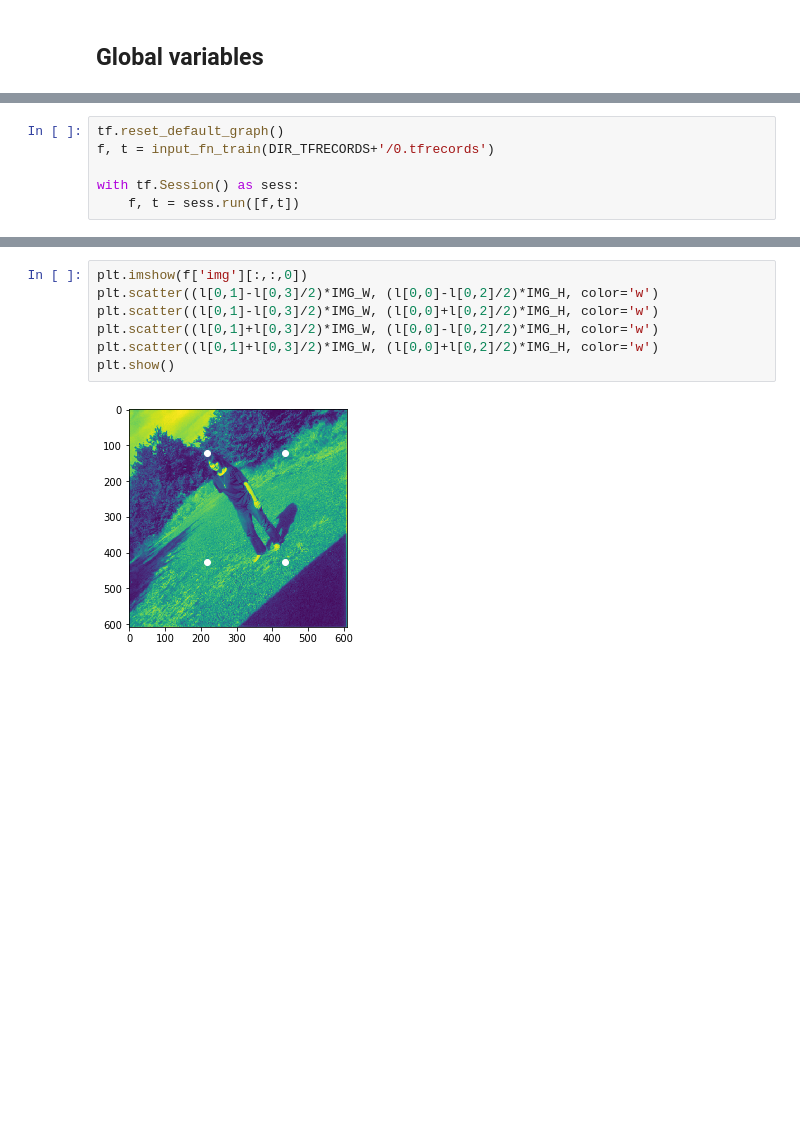
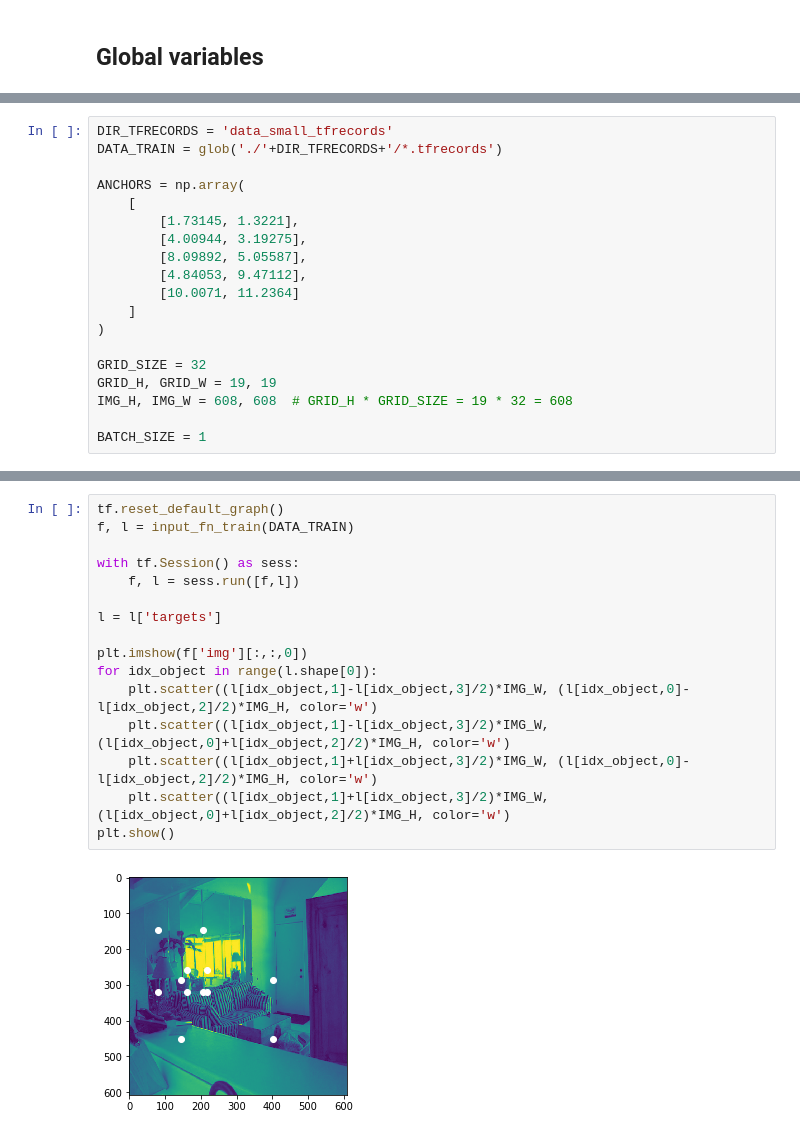
Before and after one commit to pmkalshetti/object_detection_old, a Jupyter notebook: object_detection_main.ipynb, the cells around one changed output, grey strips where cells are left out. Drawn from its saved outputs; the diff is of its cells as text; blank space fills up the shorter version.

Commit message:
add input_fn for estimator

```diff
--- a/object_detection_main.ipynb
+++ b/object_detection_main.ipynb
@@ -44,6 +8,0 @@ def input_fn_train(data_file):
-# %%
-tf.reset_default_graph()
-f, t = input_fn_train(DIR_TFRECORDS+'/0.tfrecords')
-
-with tf.Session() as sess:
-    f, t = sess.run([f,t])
@@ -55,0 +9,19 @@ l = t
+# %%
+DIR_TFRECORDS = 'data_small_tfrecords'
+DATA_TRAIN = glob('./'+DIR_TFRECORDS+'/*.tfrecords')
+
+ANCHORS = np.array(
+    [
+        [1.73145, 1.3221],
+        [4.00944, 3.19275],
+        [8.09892, 5.05587],
+        [4.84053, 9.47112],
+        [10.0071, 11.2364]
+    ]
+)
+
+GRID_SIZE = 32
+GRID_H, GRID_W = 19, 19
+IMG_H, IMG_W = 608, 608  # GRID_H * GRID_SIZE = 19 * 32 = 608
+
+BATCH_SIZE = 1
@@ -56,9 +127,18 @@ l = t
 # %%
+tf.reset_default_graph()
+f, l = input_fn_train(DATA_TRAIN)
+
+with tf.Session() as sess:
+    f, l = sess.run([f,l])
+
+l = l['targets']
+
 plt.imshow(f['img'][:,:,0])
-plt.scatter((l[0,1]-l[0,3]/2)*IMG_W, (l[0,0]-l[0,2]/2)*IMG_H, color='w')
-plt.scatter((l[0,1]-l[0,3]/2)*IMG_W, (l[0,0]+l[0,2]/2)*IMG_H, color='w')
-plt.scatter((l[0,1]+l[0,3]/2)*IMG_W, (l[0,0]-l[0,2]/2)*IMG_H, color='w')
-plt.scatter((l[0,1]+l[0,3]/2)*IMG_W, (l[0,0]+l[0,2]/2)*IMG_H, color='w')
+for idx_object in range(l.shape[0]):
+    plt.scatter((l[idx_object,1]-l[idx_object,3]/2)*IMG_W, (l[idx_object,0]-l[idx_object,2]/2)*IMG_H, color='w')
+    plt.scatter((l[idx_object,1]-l[idx_object,3]/2)*IMG_W, (l[idx_object,0]+l[idx_object,2]/2)*IMG_H, color='w')
+    plt.scatter((l[idx_object,1]+l[idx_object,3]/2)*IMG_W, (l[idx_object,0]-l[idx_object,2]/2)*IMG_H, color='w')
+    plt.scatter((l[idx_object,1]+l[idx_object,3]/2)*IMG_W, (l[idx_object,0]+l[idx_object,2]/2)*IMG_H, color='w')
 plt.show()
 # %% [output]
-[figure, old version]
+[figure, new version]
```
Also changed, not shown: parts of 8 cells of this notebook, 1 other file.
